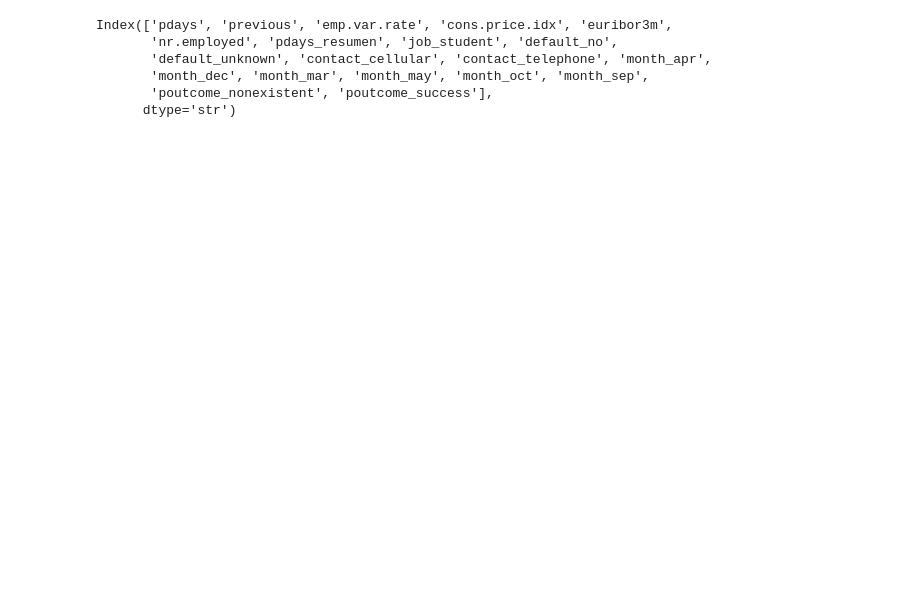
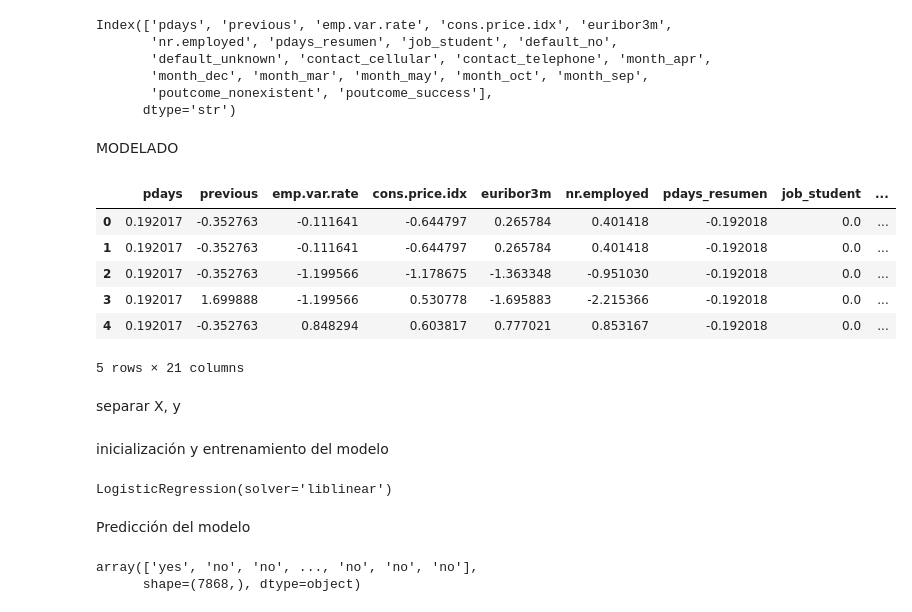
Before and after one commit to 4GeeksAcademy/machine-learning-python-template_regresion_logistica_melissahm, a Jupyter notebook: src/explore.ipynb, the cells around one changed output. Cells and saved outputs as stored; diff of their text form; code cells hidden in the pictures; blank space fills up the shorter version.

```diff
--- a/src/explore.ipynb
+++ b/src/explore.ipynb
@@ -1031,0 +1051,18 @@ Index(['pdays', 'previous', 'emp.var.rate', 'cons.price.idx', 'euribor3m',
+# %% [markdown]
+MODELADO
+# %%
+#traer la data preprocesada
+train_data=pd.read_csv("../data/processed/clean_train.csv")
+test_data = pd.read_csv("../data/processed/clean_test.csv")
+
+train_data.head()
+# %% [output]
+|  | pdays | previous | emp.var.rate | cons.price.idx | euribor3m | nr.employed | pdays_resumen | job_student | ... |
+| 0 | 0.192017 | -0.352763 | -0.111641 | -0.644797 | 0.265784 | 0.401418 | -0.192018 | 0.0 | ... |
+| 1 | 0.192017 | -0.352763 | -0.111641 | -0.644797 | 0.265784 | 0.401418 | -0.192018 | 0.0 | ... |
+| 2 | 0.192017 | -0.352763 | -1.199566 | -1.178675 | -1.363348 | -0.951030 | -0.192018 | 0.0 | ... |
+| 3 | 0.192017 | 1.699888 | -1.199566 | 0.530778 | -1.695883 | -2.215366 | -0.192018 | 0.0 | ... |
+| 4 | 0.192017 | -0.352763 | 0.848294 | 0.603817 | 0.777021 | 0.853167 | -0.192018 | 0.0 | ... |
+5 rows × 21 columns
+# %% [markdown]
+separar X, y
@@ -1031,0 +1076,16 @@ Index(['pdays', 'previous', 'emp.var.rate', 'cons.price.idx', 'euribor3m',
+# %% [markdown]
+inicialización y entrenamiento del modelo
+# %%
+model = LogisticRegression(solver = 'liblinear')
+
+model.fit(X_train, y_train)
+# %% [output]
+LogisticRegression(solver='liblinear')
+# %% [markdown]
+ Predicción del modelo
+# %%
+y_pred = model.predict(X_test)
+y_pred
+# %% [output]
+array(['yes', 'no', 'no', ..., 'no', 'no', 'no'],
+      shape=(7868,), dtype=object)
```
Also changed, not shown: parts of 21 cells of this notebook, 2 other files.
